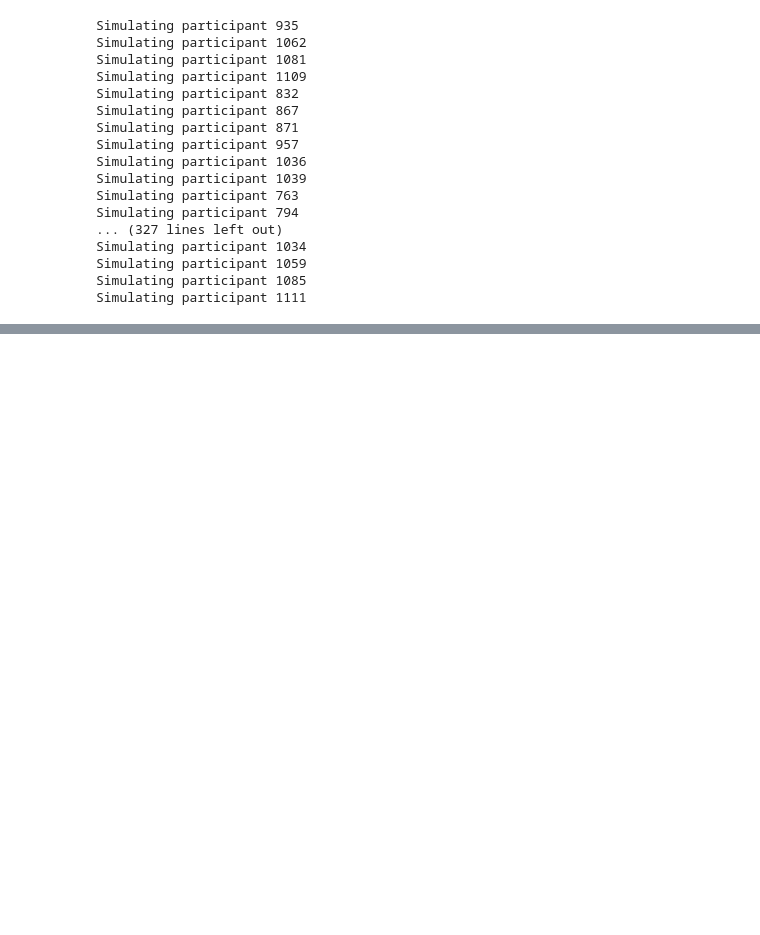
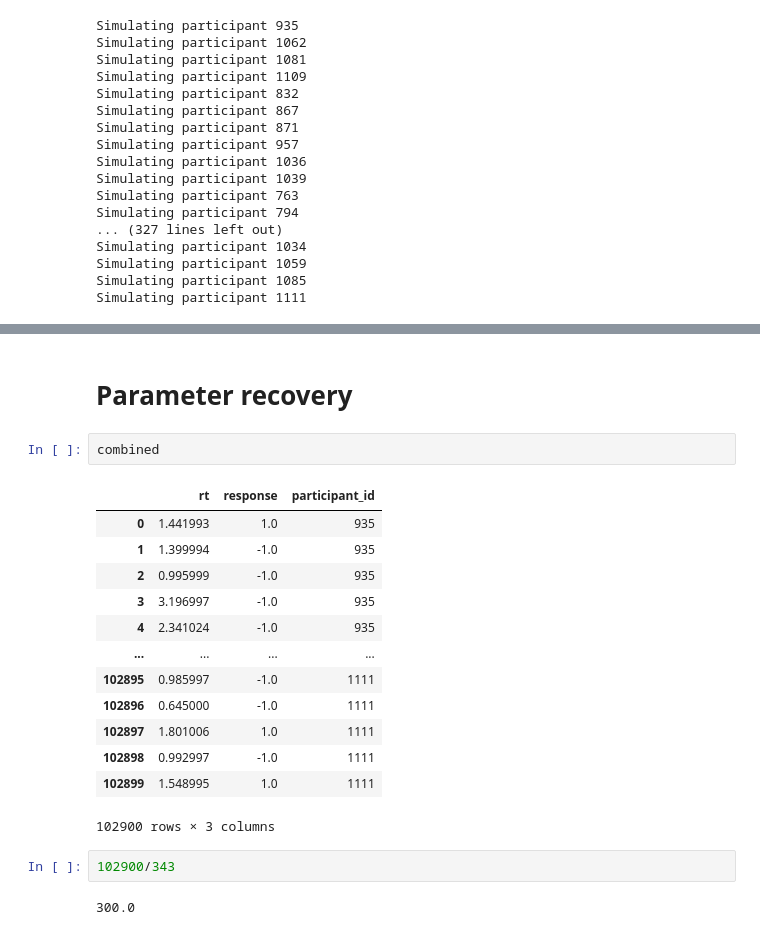
Before and after one commit to jjjj17/HSSM-fitting, a Jupyter notebook: hssm_sim.ipynb, the cells around one changed output, grey strips where cells are left out. Drawn from its saved outputs; the diff is of its cells as text; blank space fills up the shorter version.

Commit message:
added parameter recovery

```diff
--- a/hssm_sim.ipynb
+++ b/hssm_sim.ipynb
@@ -332,0 +339,22 @@ Accuracy (sim):  0.7885568513119533
+# %% [markdown]
+# Parameter recovery
+# %%
+combined
+# %% [output]
+|  | rt | response | participant_id |
+| 0 | 1.441993 | 1.0 | 935 |
+| 1 | 1.399994 | -1.0 | 935 |
+| 2 | 0.995999 | -1.0 | 935 |
+| 3 | 3.196997 | -1.0 | 935 |
+| 4 | 2.341024 | -1.0 | 935 |
+| ... | ... | ... | ... |
+| 102895 | 0.985997 | -1.0 | 1111 |
+| 102896 | 0.645000 | -1.0 | 1111 |
+| 102897 | 1.801006 | 1.0 | 1111 |
+| 102898 | 0.992997 | -1.0 | 1111 |
+| 102899 | 1.548995 | 1.0 | 1111 |
+102900 rows × 3 columns
+# %%
+102900/343
+# %% [output]
+300.0
```
Also changed, not shown: parts of 20 cells of this notebook, 3 other files.
